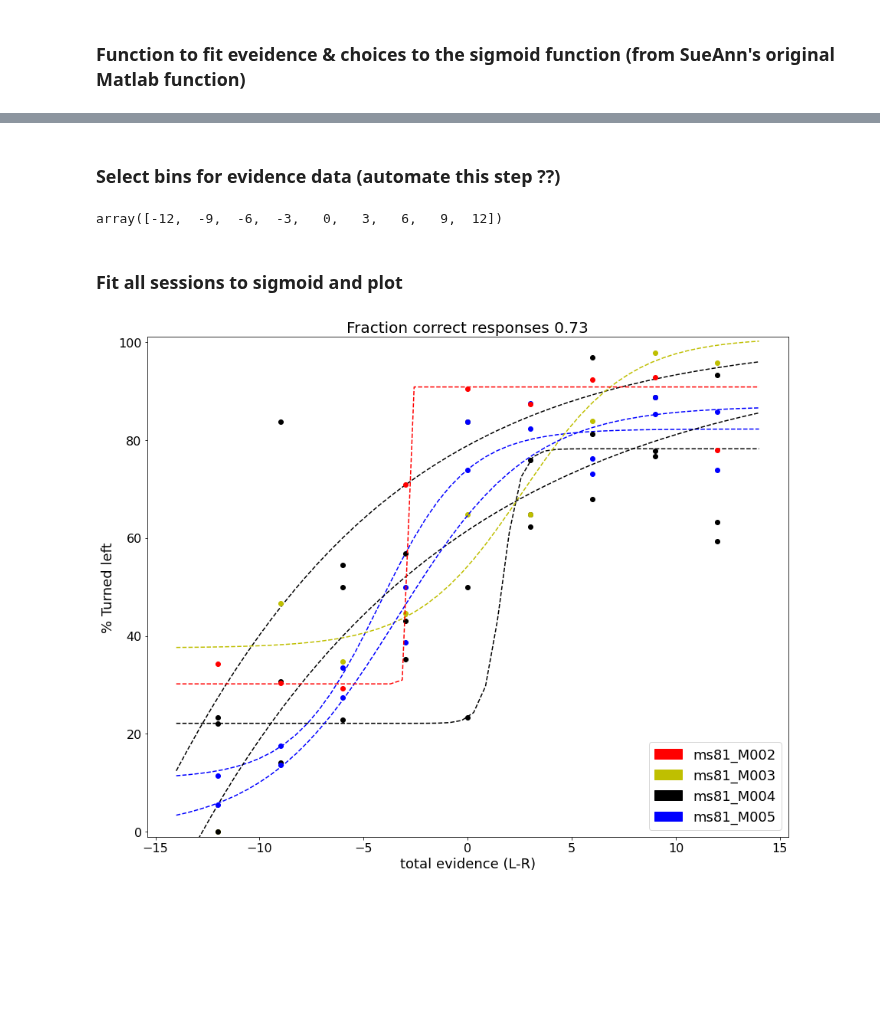
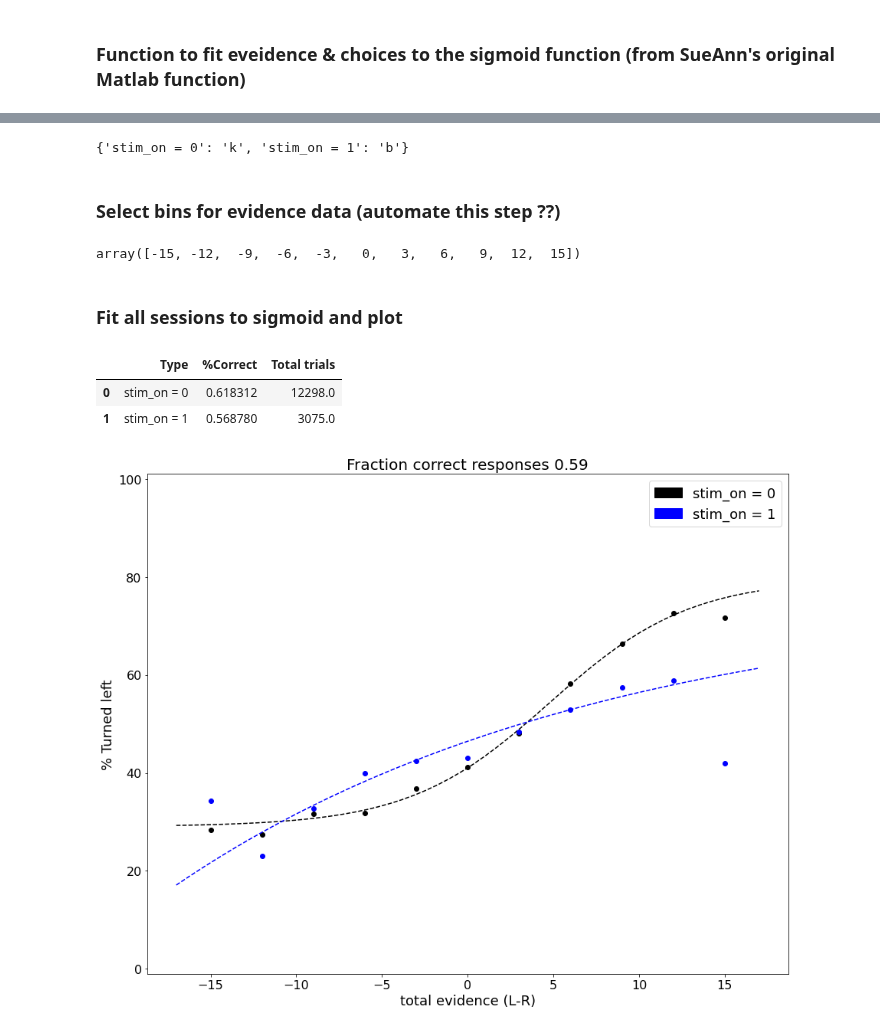
Before and after one commit to BrainCOGS/U19-pipeline-python, a Jupyter notebook: notebooks/psychometrics_plot.ipynb, the cells around one changed output, grey strips where cells are left out. Saved outputs shown, nothing was run; the diff lists cells and outputs as text; code cells hidden in the pictures; blank space fills up the shorter version.

Commit message:
Psychometric plot notebook v2

```diff
--- a/notebooks/psychometrics_plot.ipynb
+++ b/notebooks/psychometrics_plot.ipynb
@@ -180,23 +174,44 @@ for key in color_dict:
+# %%
+
+condition_labels
+laser_keys = ['stim_on = 0', 'stim_on = 1']
+
+#Assign a color to each label
+zip_iterator = zip(laser_keys, colors)
+color_dict = dict(zip_iterator)
+
+#Create a color patch for plot legend
+patches_legend = []
+for key in color_dict:
+    patches_legend.append(mpatches.Patch(color=color_dict[key], label=key))
+
+color_dict
+# %% [output]
+{'stim_on = 0': 'k', 'stim_on = 1': 'b'}
 # %% [markdown]
 ### Select bins for evidence data (automate this step ??)
 # %%
-deltaBins = np.arange(-12, 13, step=3)
+deltaBins = np.arange(-15, 16, step=3)
 deltaBins
 # %% [output]
-array([-12,  -9,  -6,  -3,   0,   3,   6,   9,  12])
+array([-15, -12,  -9,  -6,  -3,   0,   3,   6,   9,  12,  15])
 # %% [markdown]
 ### Fit all sessions to sigmoid and plot
 # %%
 
 plt.figure(figsize=(15, 12))
-fraction_correct = np.zeros(len(keys))
-for key_idx, key in enumerate(keys):
+fraction_correct = np.zeros(len(laser_keys))
+tot_trials       = np.zeros(len(laser_keys))
+list_summary = list()
+for key_idx, key in enumerate(laser_keys):
 
-    key_spec = behavior.TowersBlock() & key & "level = 11" & "block_performance > 0.65"
-    thissession = behavior.TowersBlock().Trial() & key_spec
+    thisCondition = behavior.TowersBlock().Trial() * optogenetics.OptogeneticSession().Trial & keys_table & key
+
+
 
     # Fetch session
-    session_info = pd.DataFrame(thissession.fetch('choice', 'trial_type', 'cue_presence_left', 'cue_presence_right', as_dict=True))
+    session_info = pd.DataFrame(thisCondition.fetch('choice', 'trial_type', 'cue_presence_left', 'cue_presence_right', 'stim_on', as_dict=True))
+
 
     # Choice and trial type as integer
     session_info['trial_type_int'] = 0
@@ -206,33 +221,48 @@ for key_idx, key in enumerate(keys):
     session_info.loc[session_info['choice'] == 'L','choice_int'] = 1
     session_info.loc[session_info['choice'] == 'R','choice_int'] = 2
 
     # number of towers per trial
     session_info['cue_presence_left'] = session_info['cue_presence_left'].apply(lambda x: np.count_nonzero(x))
     session_info['cue_presence_right'] = session_info['cue_presence_right'].apply(lambda x: np.count_nonzero(x))
 
 
     fraction_correct[key_idx] = np.sum(session_info['choice'].values == session_info['trial_type'].values)/session_info.shape[0]
+    tot_trials[key_idx]       = session_info.shape[0]
+
+    dict_summary = dict()
+    dict_summary['Type']         =  key
+    dict_summary['%Correct']     =  fraction_correct[key_idx]
+    dict_summary['Total trials'] =  tot_trials[key_idx]
+
+    list_summary.append(dict_summary)
 
     # Call Fit to sigmoid function
     fit_dict = psychFit(deltaBins, session_info['cue_presence_right'].values, \
                         session_info['cue_presence_left'].values, session_info['choice_int'].values)
 
     #Select color from color dictionary
-    color_plot = color_dict[key['subject_fullname']]
+    color_plot = color_dict[key]
     #Plot results
     plt.plot(fit_dict['delta_bins'], fit_dict['pright_data'], 'o', color = color_plot)
     if fit_dict['delta_fit'].shape[0] > 0:
         plt.plot(fit_dict['delta_fit'], fit_dict['pright_fit'], '--', color = color_plot)
 
 plt.xticks(fontsize=16)
 plt.yticks(fontsize=16)
 plt.xlabel("total evidence (L-R)", fontsize=18)
 plt.ylabel("% Turned left", fontsize=18)
 plt.ylim([-1, 101])
 #pl.xlim([-11,11])
 mean_correct_string = f"{np.mean(fraction_correct):2.2f}"
 plt.title('Fraction correct responses '+mean_correct_string, fontsize=20)
 plt.legend(handles=patches_legend, fontsize=18)
-print()
+
+df_summary = pd.DataFrame(list_summary)
+
+
+df_summary
 # %% [output]
+|  | Type | %Correct | Total trials |
+| 0 | stim_on = 0 | 0.618312 | 12298.0 |
+| 1 | stim_on = 1 | 0.568780 | 3075.0 |
-[figure, old version]
+[figure, new version]
```
Also changed, not shown: parts of 10 cells of this notebook, 6 other files.
